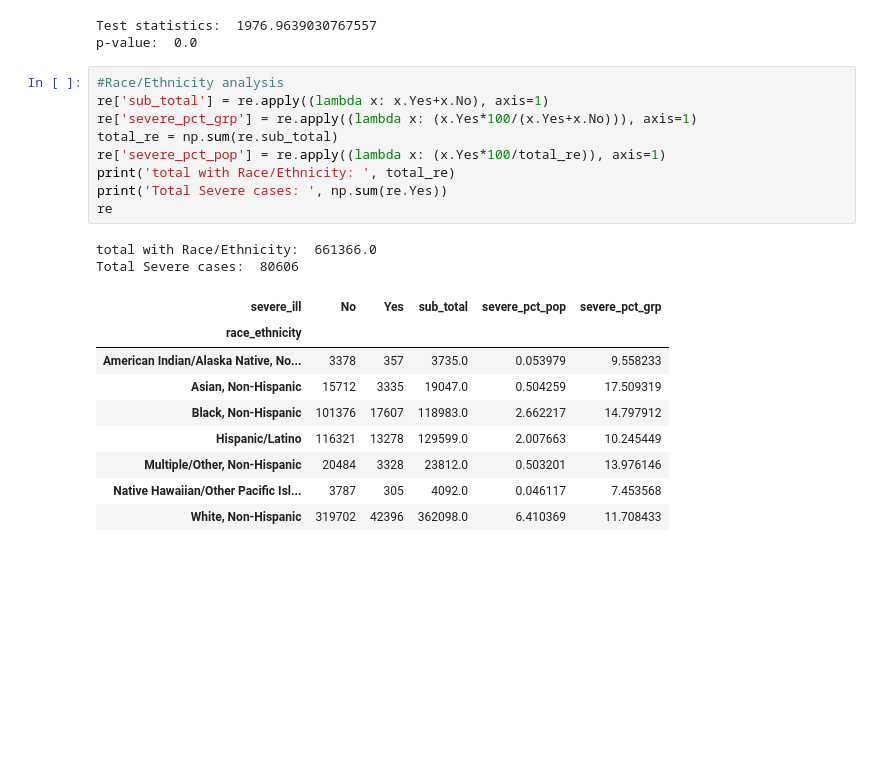
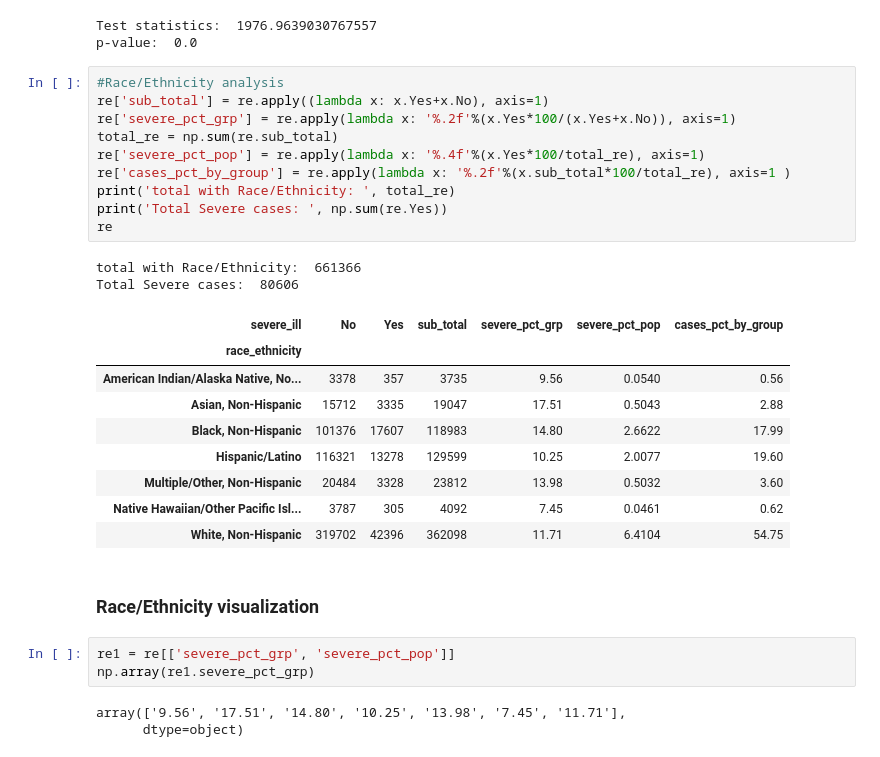
Before and after one commit to PulakDebnath/capstone, a Jupyter notebook: src/capstone.ipynb, the cells around one changed output. Drawn from its saved outputs; the diff is of its cells as text; blank space fills up the shorter version.

```diff
--- a/src/capstone.ipynb
+++ b/src/capstone.ipynb
@@ -251,21 +319,30 @@ p-value:  0.0
 # %%
 #Race/Ethnicity analysis
 re['sub_total'] = re.apply((lambda x: x.Yes+x.No), axis=1)
-re['severe_pct_grp'] = re.apply((lambda x: (x.Yes*100/(x.Yes+x.No))), axis=1)
+re['severe_pct_grp'] = re.apply(lambda x: '%.2f'%(x.Yes*100/(x.Yes+x.No)), axis=1)
 total_re = np.sum(re.sub_total)
-re['severe_pct_pop'] = re.apply((lambda x: (x.Yes*100/total_re)), axis=1)
+re['severe_pct_pop'] = re.apply(lambda x: '%.4f'%(x.Yes*100/total_re), axis=1)
+re['cases_pct_by_group'] = re.apply(lambda x: '%.2f'%(x.sub_total*100/total_re), axis=1 )
 print('total with Race/Ethnicity: ', total_re)
 print('Total Severe cases: ', np.sum(re.Yes))
 re
 # %% [output]
-total with Race/Ethnicity:  661366.0
+total with Race/Ethnicity:  661366
 Total Severe cases:  80606
-| severe_ill | No | Yes | sub_total | severe_pct_pop | severe_pct_grp |
-| race_ethnicity |  |  |  |  |  |
-| American Indian/Alaska Native, No... | 3378 | 357 | 3735.0 | 0.053979 | 9.558233 |
-| Asian, Non-Hispanic | 15712 | 3335 | 19047.0 | 0.504259 | 17.509319 |
-| Black, Non-Hispanic | 101376 | 17607 | 118983.0 | 2.662217 | 14.797912 |
-| Hispanic/Latino | 116321 | 13278 | 129599.0 | 2.007663 | 10.245449 |
-| Multiple/Other, Non-Hispanic | 20484 | 3328 | 23812.0 | 0.503201 | 13.976146 |
-| Native Hawaiian/Other Pacific Isl... | 3787 | 305 | 4092.0 | 0.046117 | 7.453568 |
-| White, Non-Hispanic | 319702 | 42396 | 362098.0 | 6.410369 | 11.708433 |
+| severe_ill | No | Yes | sub_total | severe_pct_grp | severe_pct_pop | cases_pct_by_group |
+| race_ethnicity |  |  |  |  |  |  |
+| American Indian/Alaska Native, No... | 3378 | 357 | 3735 | 9.56 | 0.0540 | 0.56 |
+| Asian, Non-Hispanic | 15712 | 3335 | 19047 | 17.51 | 0.5043 | 2.88 |
+| Black, Non-Hispanic | 101376 | 17607 | 118983 | 14.80 | 2.6622 | 17.99 |
+| Hispanic/Latino | 116321 | 13278 | 129599 | 10.25 | 2.0077 | 19.60 |
+| Multiple/Other, Non-Hispanic | 20484 | 3328 | 23812 | 13.98 | 0.5032 | 3.60 |
+| Native Hawaiian/Other Pacific Isl... | 3787 | 305 | 4092 | 7.45 | 0.0461 | 0.62 |
+| White, Non-Hispanic | 319702 | 42396 | 362098 | 11.71 | 6.4104 | 54.75 |
+# %% [markdown]
+### Race/Ethnicity visualization
+# %%
+re1 = re[['severe_pct_grp', 'severe_pct_pop']]
+np.array(re1.severe_pct_grp)
+# %% [output]
+array(['9.56', '17.51', '14.80', '10.25', '13.98', '7.45', '11.71'],
+      dtype=object)
```
Also changed, not shown: parts of 31 cells of this notebook, 1 other file.
